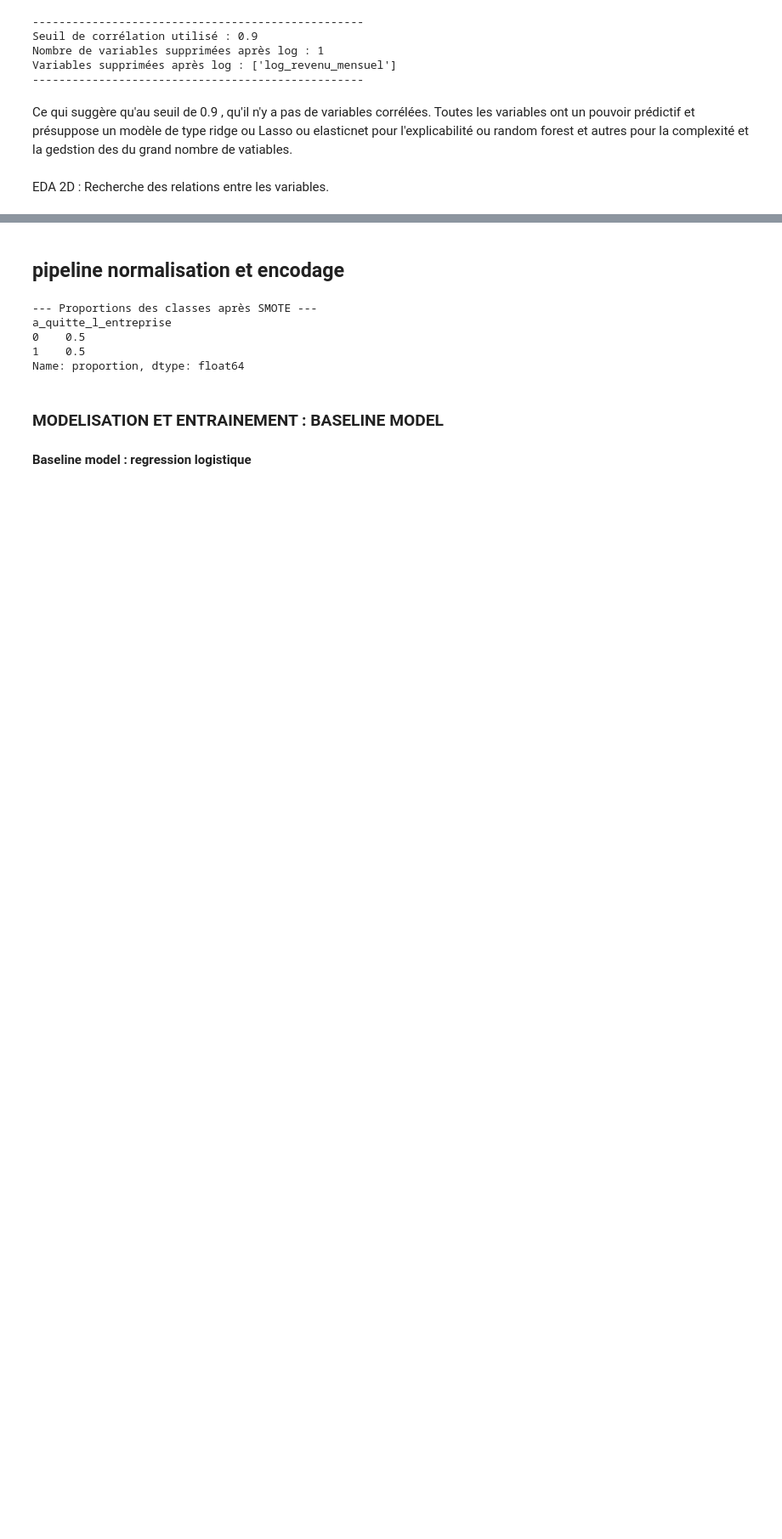
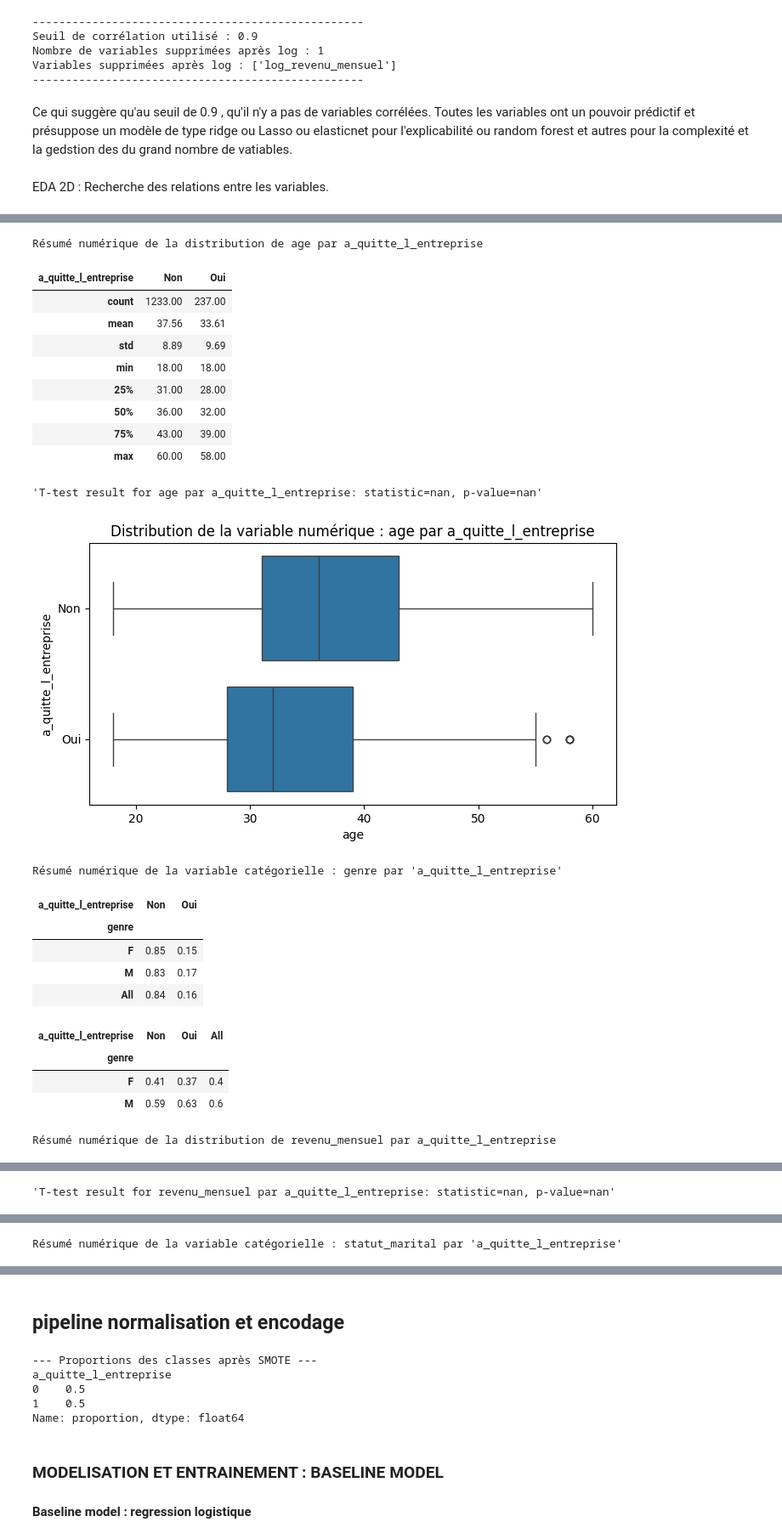
Before and after one commit to AIEngOc2025/Projet4, a Jupyter notebook: Developpement/classification_informations.ipynb, the cells around one changed output, grey strips where cells are left out. Shown at 85% size. Saved outputs shown, nothing was run; the diff lists cells and outputs as text; code cells hidden in the pictures; blank space fills up the shorter version.

```diff
--- a/Developpement/classification_informations.ipynb
+++ b/Developpement/classification_informations.ipynb
@@ -599,0 +537,27 @@ Résumé numérique de la variable catégorielle : departement par a_quitte_l_en
+# %%
+# 2. Encodage de la variable cible (Oui: 1, Non: 0)
+EDA_2D_table(df_master )
+# %% [output]
+Résumé numérique de la distribution de age par a_quitte_l_entreprise
+| a_quitte_l_entreprise | Non | Oui |
+| count | 1233.00 | 237.00 |
+| mean | 37.56 | 33.61 |
+| std | 8.89 | 9.69 |
+| min | 18.00 | 18.00 |
+| 25% | 31.00 | 28.00 |
+| 50% | 36.00 | 32.00 |
+| 75% | 43.00 | 39.00 |
+| max | 60.00 | 58.00 |
+'T-test result for age par a_quitte_l_entreprise: statistic=nan, p-value=nan'
+[figure, added]
+Résumé numérique de la variable catégorielle : genre par 'a_quitte_l_entreprise'
+| a_quitte_l_entreprise | Non | Oui |
+| genre |  |  |
+| F | 0.85 | 0.15 |
+| M | 0.83 | 0.17 |
+| All | 0.84 | 0.16 |
+| a_quitte_l_entreprise | Non | Oui | All |
+| genre |  |  |  |
+| F | 0.41 | 0.37 | 0.4 |
+| M | 0.59 | 0.63 | 0.6 |
+Résumé numérique de la distribution de revenu_mensuel par a_quitte_l_entreprise
@@ -599,0 +573 @@ Résumé numérique de la variable catégorielle : departement par a_quitte_l_en
+'T-test result for revenu_mensuel par a_quitte_l_entreprise: statistic=nan, p-value=nan'
@@ -599,0 +575 @@ Résumé numérique de la variable catégorielle : departement par a_quitte_l_en
+Résumé numérique de la variable catégorielle : statut_marital par 'a_quitte_l_entreprise'
```
Also changed, not shown: parts of 28 cells of this notebook.
